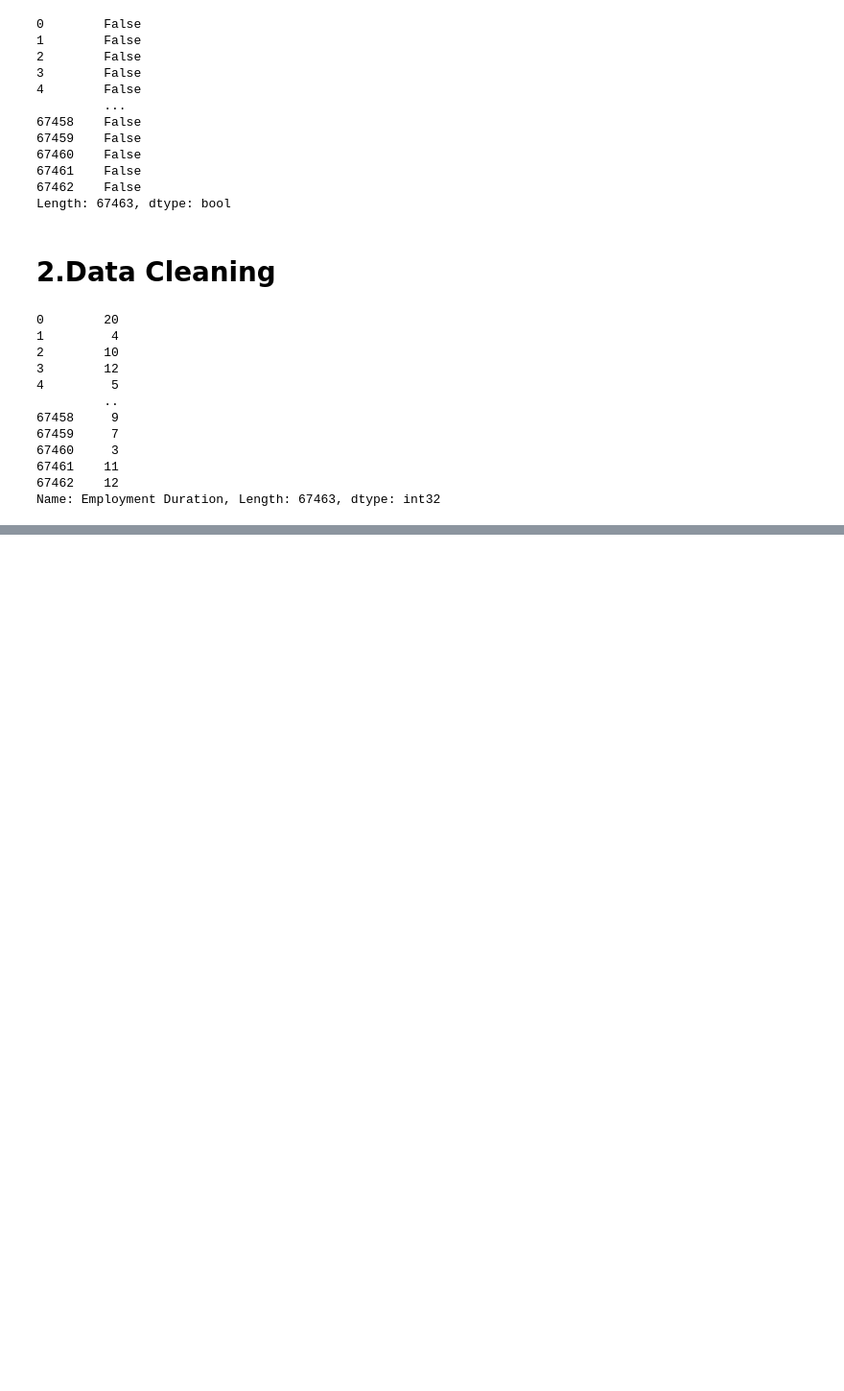
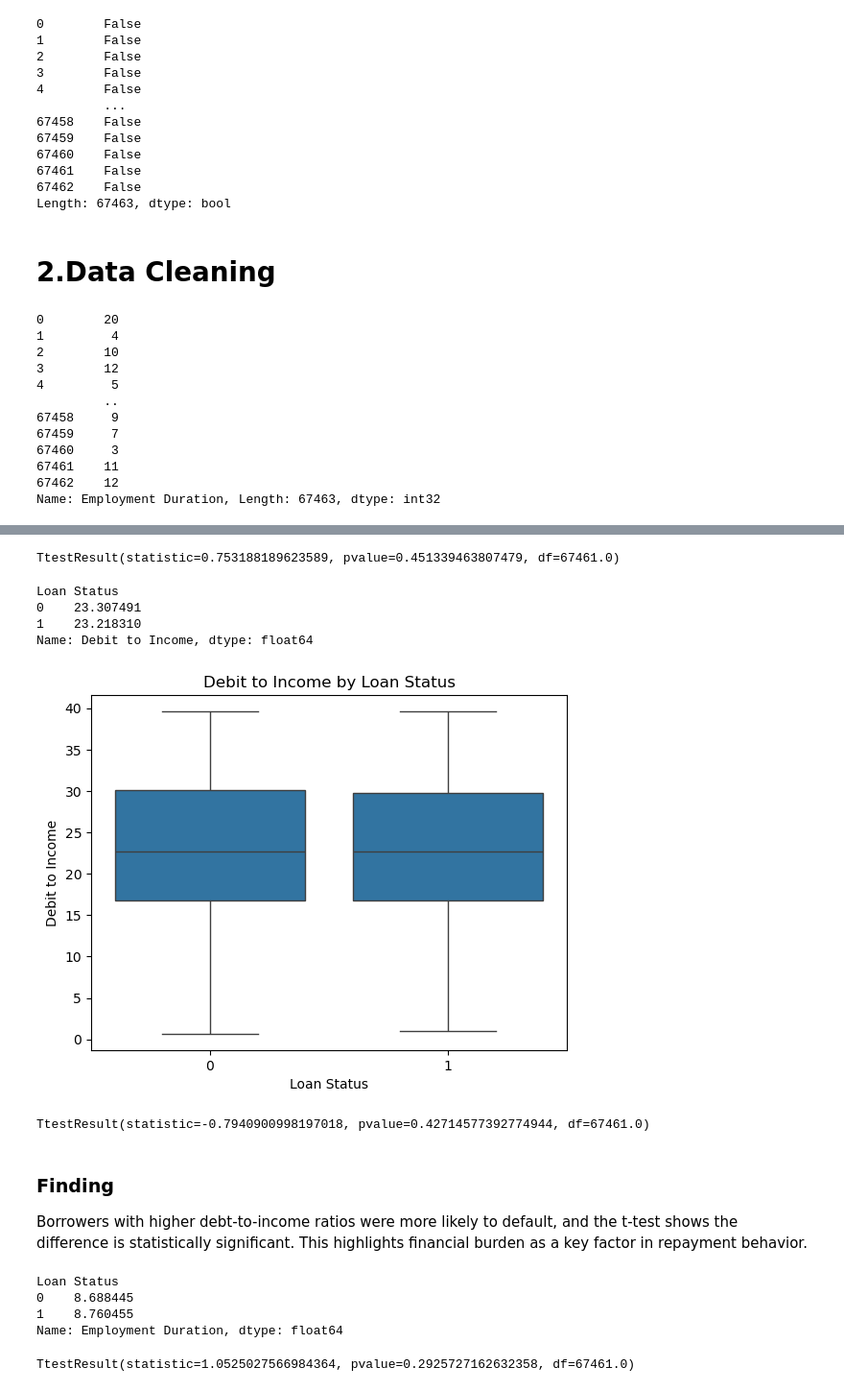
Before and after one commit to Dilen-dev/Loan-default-analysis, a Jupyter notebook: Loan Default.ipynb, the cells around one changed output, grey strips where cells are left out. Shown at 96% size. Drawn from its saved outputs; the diff is of its cells as text; code cells hidden in the pictures; blank space fills up the shorter version.

```diff
--- a/Loan Default.ipynb
+++ b/Loan Default.ipynb
@@ -138,0 +247,54 @@ memory usage: 17.8+ MB
+# %%
+from scipy.stats import ttest_ind
+#Here we perform a t-test to see if there is a significant difference in interest rates between defaulters and non-defaulters
+default = df[df["Loan Status"] == 1]["Interest Rate"]
+non_default = df[df["Loan Status"] == 0]["Interest Rate"]
+
+ttest_ind(default, non_default)
+# %% [output]
+TtestResult(statistic=0.753188189623589, pvalue=0.451339463807479, df=67461.0)
+# %%
+#Question 3: Does Debit to Income have an influence on loan default?
+df.groupby("Loan Status")["Debit to Income"].mean()
+# %% [output]
+Loan Status
+0    23.307491
+1    23.218310
+Name: Debit to Income, dtype: float64
+# %%
+sns.boxplot(
+    x="Loan Status",
+    y="Debit to Income",
+    data=df
+)
+
+plt.title("Debit to Income by Loan Status")
+plt.show()
+# %% [output]
+[figure, added]
+# %%
+default = df[df["Loan Status"] == 1]["Debit to Income"]
+non_default = df[df["Loan Status"] == 0]["Debit to Income"]
+
+ttest_ind(default, non_default)
+# %% [output]
+TtestResult(statistic=-0.7940900998197018, pvalue=0.42714577392774944, df=67461.0)
+# %% [markdown]
+### Finding
+
+Borrowers with higher debt-to-income ratios were more likely to default, and the t-test shows the difference is statistically significant. This highlights financial burden as a key factor in repayment behavior.
+# %%
+#Question 4: Does Employment Duration have an influence on loan default?
+df.groupby("Loan Status")["Employment Duration"].mean()
+# %% [output]
+Loan Status
+0    8.688445
+1    8.760455
+Name: Employment Duration, dtype: float64
+# %%
+default = df[df["Loan Status"] == 1]["Employment Duration"]
+non_default = df[df["Loan Status"] == 0]["Employment Duration"]
+
+ttest_ind(default, non_default)
+# %% [output]
+TtestResult(statistic=1.0525027566984364, pvalue=0.2925727162632358, df=67461.0)
```
Also changed, not shown: parts of 43 cells of this notebook.
